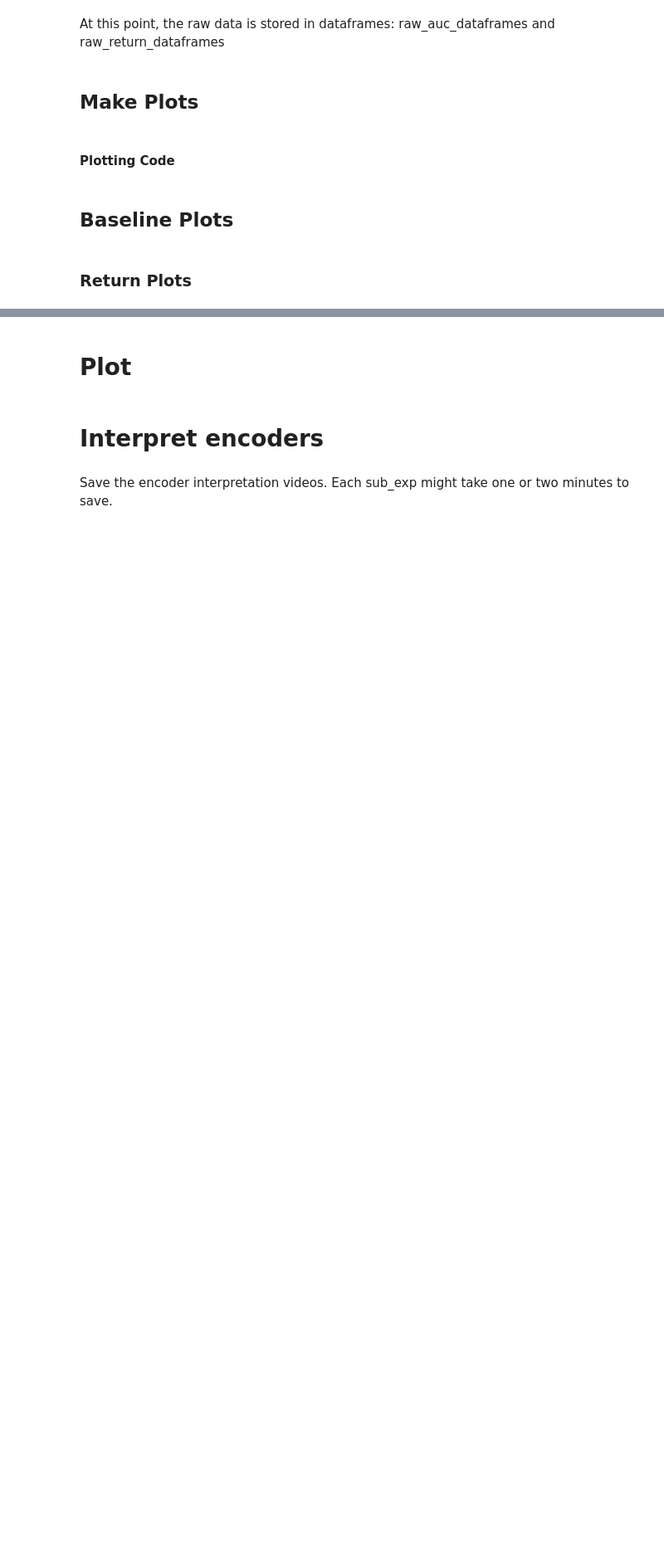
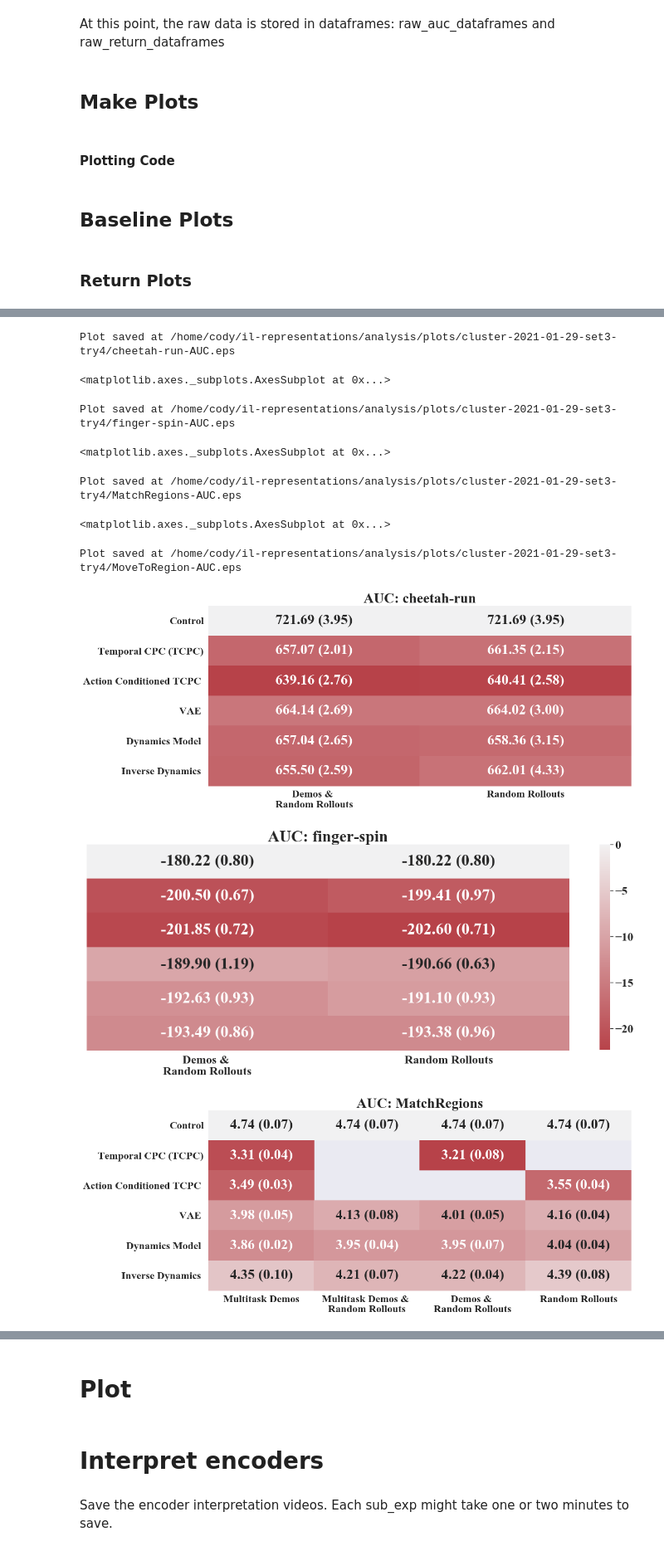
Before and after one commit to HumanCompatibleAI/eirli, a Jupyter notebook: analysis/plot.ipynb, the cells around one changed output, grey strips where cells are left out. Shown at 83% size. Cells and saved outputs as stored; diff of their text form; code cells hidden in the pictures; blank space fills up the shorter version.

```diff
--- a/analysis/plot.ipynb
+++ b/analysis/plot.ipynb
@@ -853,0 +1082,29 @@ nested_lookups = {'data_lookups': data_lookups, 'algo_lookups': algo_lookups}
+# %%
+
+ret_col_lookup = {
+    'MatchRegions': 'step 40',
+    'MoveToRegion': 'step 40',
+    'MoveToCorner': 'step 40',
+    'finger-spin': 'step 400',
+    'cheetah-run': 'step 400'
+}
+
+for env in envs:
+    plot_config = baseline_plot_config_lookup[env]
+    pivoted_dfs = create_pivoted_dfs(raw_auc_dataframes, ret_col_lookup,
+                                     plot_config['blacklist_terms'], plot_config['whitelist_lookups'],
+                                     plot_config['control_idx'], algo_order, verbose=False)
+    pooled_dfs = create_pooled_dfs(pivoted_dfs, control_idx=plot_config['control_idx'])
+    kwargs = {}
+    if env in right_envs:
+        kwargs = {'show_cbar': False}
+    if env in left_envs:
+        kwargs = {'show_ylabel': False}
+    env_plot = task_auc_heatmap(env, pooled_dfs, control_key=control_idx, **kwargs)
+    display(env_plot)
+    save_eps(env_plot, env, 'AUC')
+
+# to be paranoid
+del pivoted_dfs
+del pooled_dfs
+# %% [output]
@@ -853,0 +1112,10 @@ nested_lookups = {'data_lookups': data_lookups, 'algo_lookups': algo_lookups}
+Plot saved at /home/cody/il-representations/analysis/plots/cluster-2021-01-29-set3-try4/cheetah-run-AUC.eps
+<matplotlib.axes._subplots.AxesSubplot at 0x...>
+Plot saved at /home/cody/il-representations/analysis/plots/cluster-2021-01-29-set3-try4/finger-spin-AUC.eps
+<matplotlib.axes._subplots.AxesSubplot at 0x...>
+Plot saved at /home/cody/il-representations/analysis/plots/cluster-2021-01-29-set3-try4/MatchRegions-AUC.eps
+<matplotlib.axes._subplots.AxesSubplot at 0x...>
+Plot saved at /home/cody/il-representations/analysis/plots/cluster-2021-01-29-set3-try4/MoveToRegion-AUC.eps
+[figure, added]
+[figure, added]
+[figure, added]
```
Also changed, not shown: parts of 38 cells of this notebook.
